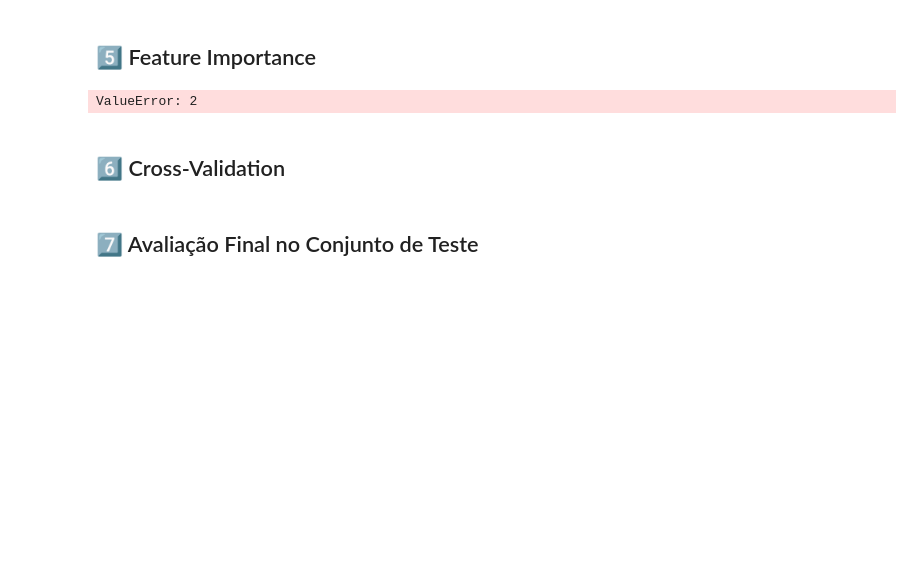
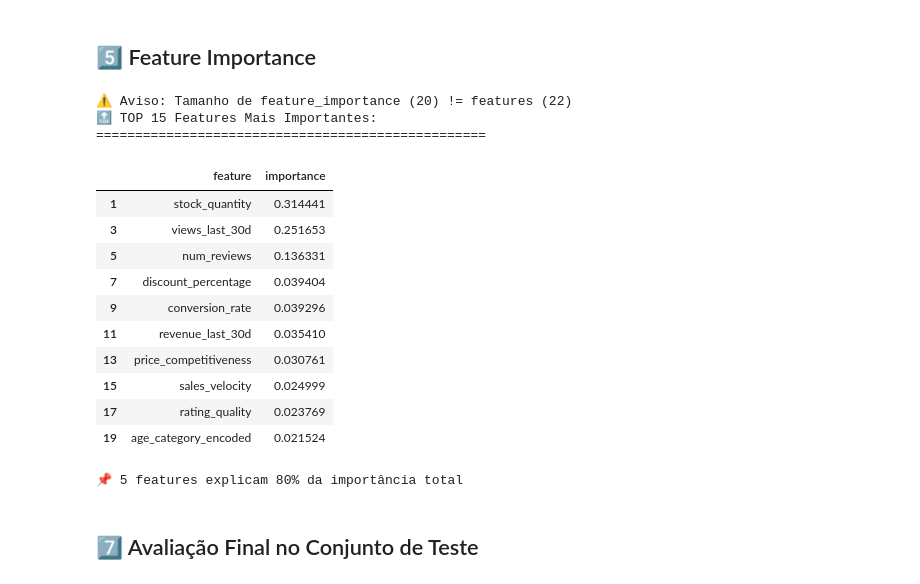
Before and after one commit to zemarchezi/nexocommerce-ml-agents, a Jupyter notebook: notebooks/02_model_training.ipynb, the cells around one changed output. Saved outputs shown, nothing was run; the diff lists cells and outputs as text; code cells hidden in the pictures; blank space fills up the shorter version.

```diff
--- a/notebooks/02_model_training.ipynb
+++ b/notebooks/02_model_training.ipynb
@@ -279,43 +279,88 @@ for i, label in enumerate(labels):
 # %% [markdown]
 ## 5️⃣ Feature Importance
 # %%
+# ============================================================================
 # Obter importância das features
+# ============================================================================
+
 feature_importance = model.get_feature_importance()
 
 if feature_importance is not None:
+    # Converter para array numpy se for DataFrame ou Series
+    if isinstance(feature_importance, pd.DataFrame):
+        feature_importance = feature_importance.values.flatten()
+    elif isinstance(feature_importance, pd.Series):
+        feature_importance = feature_importance.values
+    elif hasattr(feature_importance, 'ndim') and feature_importance.ndim > 1:
+        feature_importance = feature_importance.flatten()
+
+    # Verificar se o tamanho corresponde
+    if len(feature_importance) != len(features):
+        print(f"⚠️ Aviso: Tamanho de feature_importance ({len(feature_importance)}) != features ({len(features)})")
+        # Ajustar para o menor tamanho
+        min_len = min(len(feature_importance), len(features))
+        feature_importance = feature_importance[:min_len]
+        features_to_use = features[:min_len]
+    else:
+        features_to_use = features
+
+    # Garantir que feature_importance seja numérico
+    try:
+        feature_importance = pd.to_numeric(feature_importance, errors='coerce')
+    except:
+        pass
+
     # Criar DataFrame
     importance_df = pd.DataFrame({
-        'feature': features,
+        'feature': features_to_use,
         'importance': feature_importance
-    }).sort_values('importance', ascending=False)
+    })
+
+    # Remover valores NaN se houver
+    importance_df = importance_df.dropna(subset=['importance'])
+
+    # Ordenar
+    importance_df = importance_df.sort_values('importance', ascending=False)
 
     print("🔝 TOP 15 Features Mais Importantes:")
     print("="*50)
     display(importance_df.head(15))
 
     # Visualização
     fig = px.bar(
         importance_df.head(20),
         x='importance',
         y='feature',
         orientation='h',
         title='📊 Top 20 Features Mais Importantes',
         labels={'importance': 'Importância', 'feature': 'Feature'},
         color='importance',
         color_continuous_scale='Viridis'
     )
     fig.update_layout(height=600, showlegend=False)
     fig.show()
 
     # Importância acumulada
     importance_df['cumulative_importance'] = importance_df['importance'].cumsum()
 
     # Quantas features para 80% da importância?
     n_features_80 = (importance_df['cumulative_importance'] <= 0.8).sum()
     print(f"\n📌 {n_features_80} features explicam 80% da importância total")
 else:
     print("⚠️ Feature importance não disponível para este modelo")
 # %% [output]
-ValueError: 2
+⚠️ Aviso: Tamanho de feature_importance (20) != features (22)
+🔝 TOP 15 Features Mais Importantes:
+==================================================
+|  | feature | importance |
+| 1 | stock_quantity | 0.314441 |
+| 3 | views_last_30d | 0.251653 |
+| 5 | num_reviews | 0.136331 |
+| 7 | discount_percentage | 0.039404 |
+| 9 | conversion_rate | 0.039296 |
+| 11 | revenue_last_30d | 0.035410 |
+| 13 | price_competitiveness | 0.030761 |
+| 15 | sales_velocity | 0.024999 |
+| 17 | rating_quality | 0.023769 |
+| 19 | age_category_encoded | 0.021524 |
+📌 5 features explicam 80% da importância total
-# %% [markdown]
-## 6️⃣ Cross-Validation
```
Also changed, not shown: parts of 7 cells of this notebook, 2 other files.
